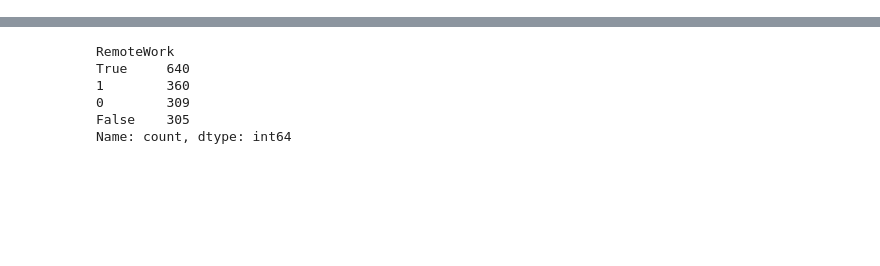
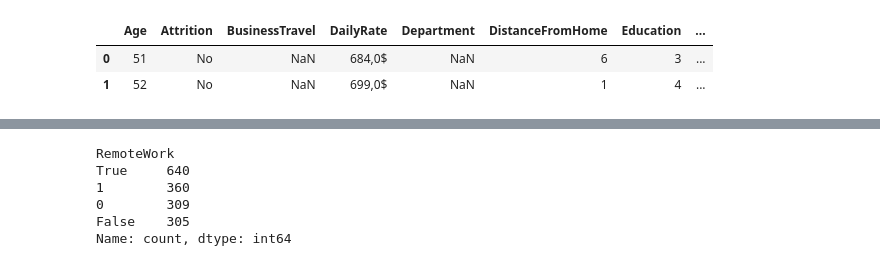
Before and after one commit to carla-caracola/people_analytics, a Jupyter notebook: Data_elena.ipynb, the cells around one changed output, grey strips where cells are left out. Saved outputs shown, nothing was run; the diff lists cells and outputs as text; code cells hidden in the pictures; blank space fills up the shorter version.

```diff
--- a/Data_elena.ipynb
+++ b/Data_elena.ipynb
@@ -1,16 +1,29 @@
 # %%
 # Imports 📥
 
 # Packages
 #-----------------------------------------------------------------------
 import pandas as pd
 import numpy as np
 
+from sklearn.impute import SimpleImputer
+from sklearn.experimental import enable_iterative_imputer
+from sklearn.impute import IterativeImputer
+from sklearn.impute import KNNImputer
+
+# Visualization
+# -----------------------------------------------------------------------
+import seaborn as sns
+import matplotlib.pyplot as plt
 # Settings
 # -----------------------------------------------------------------------
-pd.set_option('display.max_columns', None) # to see all columns in DataFrames
-
+pd.set_option('display.max_columns', None) # para poder visualizar todas las columnas de los DataFrames
 
 # Data
 # -----------------------------------------------------------------------
 abc_coorp_df = pd.read_csv("HR RAW DATA.csv", index_col=0)
+abc_coorp_df.head(2)
+# %% [output]
+|  | Age | Attrition | BusinessTravel | DailyRate | Department | DistanceFromHome | Education | ... |
+| 0 | 51 | No | NaN | 684,0$ | NaN | 6 | 3 | ... |
+| 1 | 52 | No | NaN | 699,0$ | NaN | 1 | 4 | ... |
```
Also changed, not shown: parts of 10 cells of this notebook, 2 other files.
